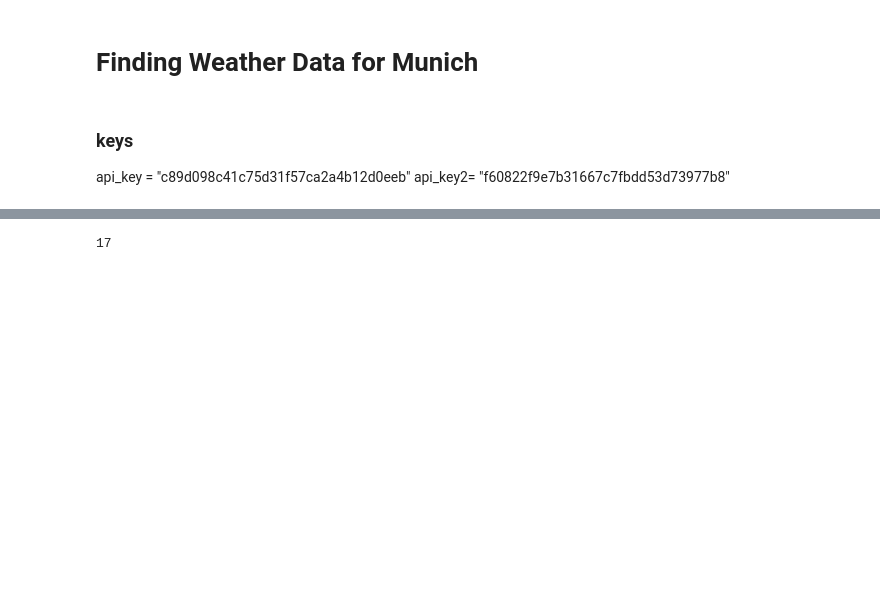
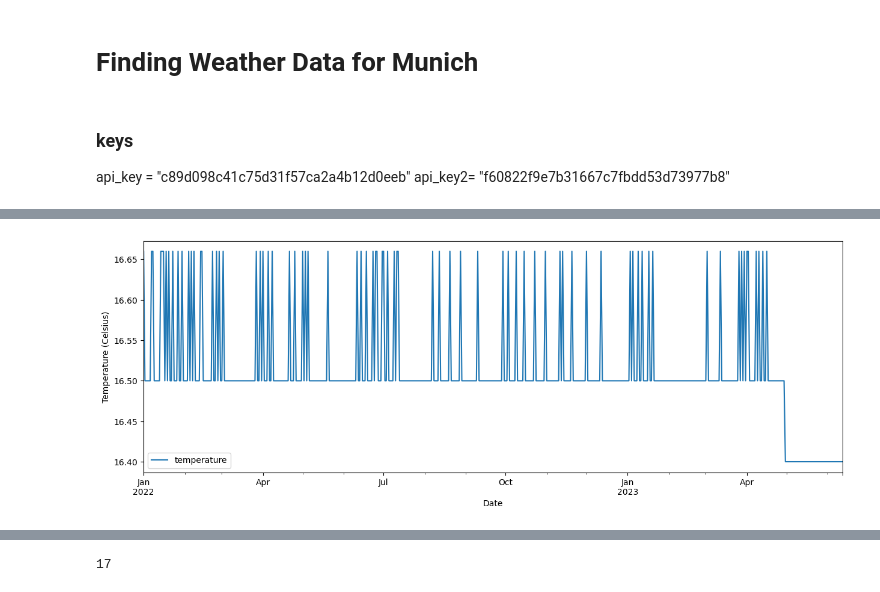
Before and after one commit to juanhorrillo/reinforcement_learning, a Jupyter notebook: integer_optimization_pyomo_restaurant.ipynb, the cells around one changed output, grey strips where cells are left out. Drawn from its saved outputs; the diff is of its cells as text; code cells hidden in the pictures; blank space fills up the shorter version.

```diff
--- a/integer_optimization_pyomo_restaurant.ipynb
+++ b/integer_optimization_pyomo_restaurant.ipynb
@@ -25,0 +188,8 @@ temperature_celsius = 0
+# %%
+#graph time series of temperature_df
+temperature_df.plot(x="day", y="temperature", figsize=(15, 5))
+plt.xlabel("Date")
+plt.ylabel("Temperature (Celsius)")
+plt.show()
+# %% [output]
+[figure, added]
```
Also changed, not shown: parts of 30 cells of this notebook, 1 other file.
